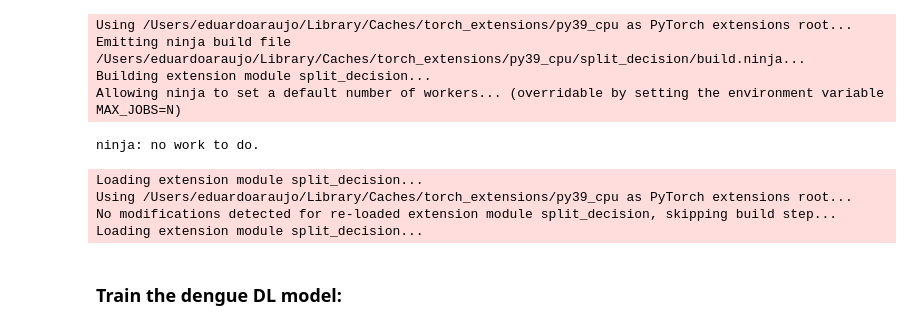
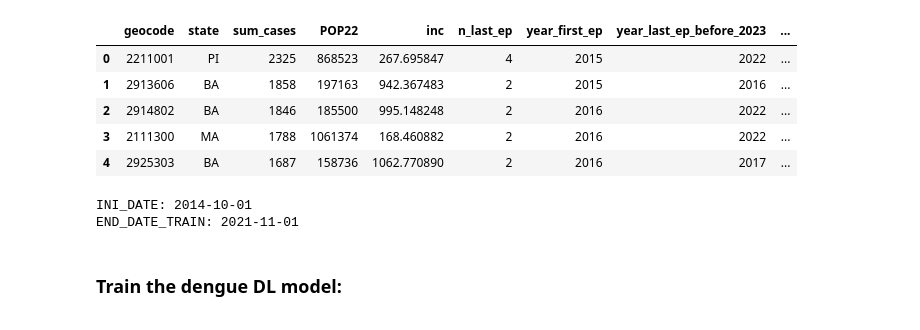
Before and after one commit to AlertaDengue/transfer-learning-forecast, a Jupyter notebook: notebooks/train_and_apply_models.ipynb, the cells around one changed output. Saved outputs shown, nothing was run; the diff lists cells and outputs as text; code cells hidden in the pictures.

```diff
--- a/notebooks/train_and_apply_models.ipynb
+++ b/notebooks/train_and_apply_models.ipynb
@@ -1,14 +1,21 @@
 # %%
-from train_models import train_pgbm_dengue, apply_dengue_pgbm_on_chik, train_pgbm_chik
-from train_models import train_dengue_model, train_chik_model, transf_and_pred_chik, apply_dl_dengue_on_chik
+import sys
+import pandas as pd
+#from train_models import train_pgbm_dengue, apply_dengue_pgbm_on_chik, train_pgbm_chik
+from train_models import train_dl_model, train_transf_chik
+from train_models import LOOK_BACK, PREDICT_N
+from train_models import train_pgbm_model, apply_dengue_pgbm_on_chik
+sys.path.append('../')
+from lstm import apply_model
+from pgbm_model import pgbm_pred
-# %% [output]
-Using /Users/eduardoaraujo/Library/Caches/torch_extensions/py39_cpu as PyTorch extensions root...
-Emitting ninja build file /Users/eduardoaraujo/Library/Caches/torch_extensions/py39_cpu/split_decision/build.ninja...
-Building extension module split_decision...
-Allowing ninja to set a default number of workers... (overridable by setting the environment variable MAX_JOBS=N)
-ninja: no work to do.
-Loading extension module split_decision...
-Using /Users/eduardoaraujo/Library/Caches/torch_extensions/py39_cpu as PyTorch extensions root...
-No modifications detected for re-loaded extension module split_decision, skipping build step...
-Loading extension module split_decision...
+# %%
+df = pd.read_csv('selected_cities.csv', index_col = 'Unnamed: 0')
+df.head()
+# %% [output]
+|  | geocode | state | sum_cases | POP22 | inc | n_last_ep | year_first_ep | year_last_ep_before_2023 | ... |
+| 0 | 2211001 | PI | 2325 | 868523 | 267.695847 | 4 | 2015 | 2022 | ... |
+| 1 | 2913606 | BA | 1858 | 197163 | 942.367483 | 2 | 2015 | 2016 | ... |
+| 2 | 2914802 | BA | 1846 | 185500 | 995.148248 | 2 | 2016 | 2022 | ... |
+| 3 | 2111300 | MA | 1788 | 1061374 | 168.460882 | 2 | 2016 | 2022 | ... |
+| 4 | 2925303 | BA | 1687 | 158736 | 1062.770890 | 2 | 2016 | 2017 | ... |
 # %%
@@ -19,4 +28,10 @@ END_DATE_TRAIN = '2022-11-01'
 END_DATE = '2023-11-01'
+# %%
+print('INI_DATE:', INI_DATE)
+print('END_DATE_TRAIN:', END_DATE_TRAIN)
+# %% [output]
+INI_DATE: 2014-10-01
+END_DATE_TRAIN: 2021-11-01
 # %% [markdown]
 ### Train the dengue DL model:
 # %%
```
Also changed, not shown: parts of 19 cells of this notebook, 8 other files.
